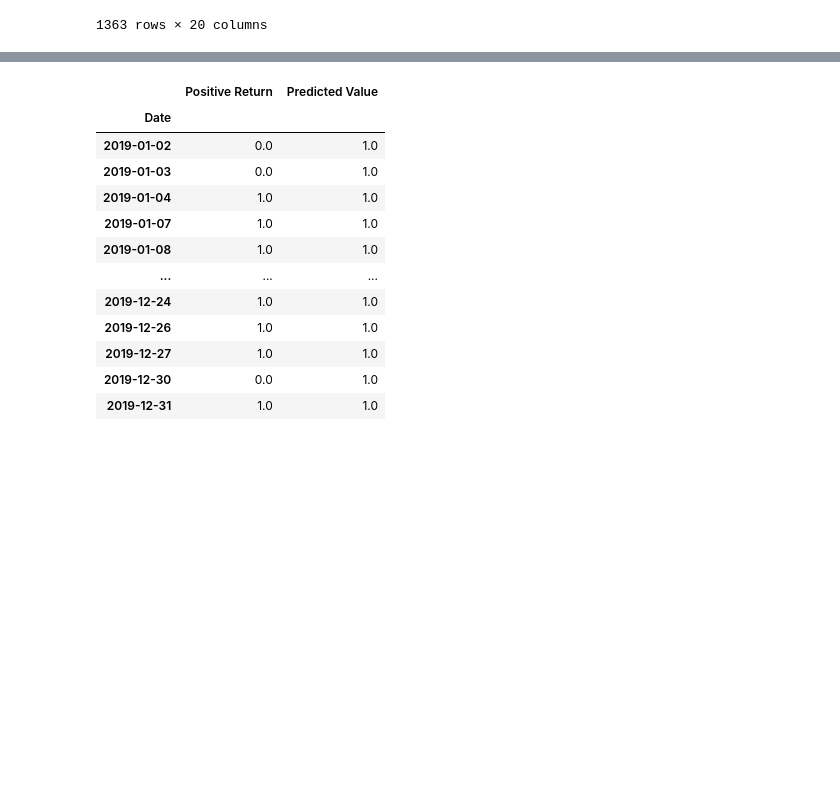
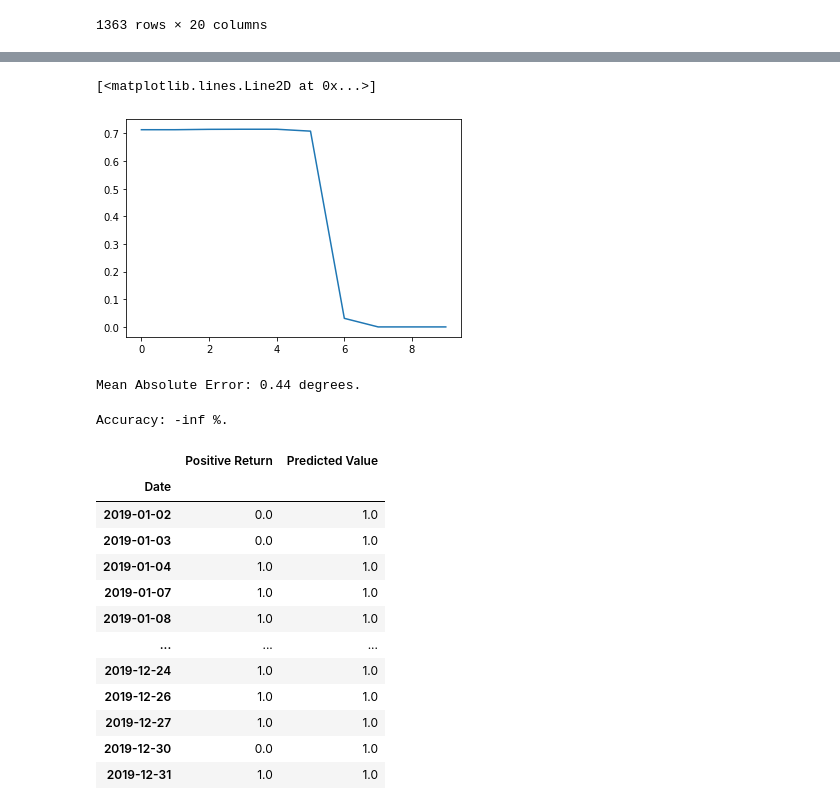
Before and after one commit to scolpan/etf_ml, a Jupyter notebook: InitialETF.ipynb, the cells around one changed output, grey strips where cells are left out. Cells and saved outputs as stored; diff of their text form; code cells hidden in the pictures; blank space fills up the shorter version.

```diff
--- a/InitialETF.ipynb
+++ b/InitialETF.ipynb
@@ -352,0 +500,2 @@ Name: Positive Return, dtype: float64
+# %%
+possible_thresholds = np.arange(0,1,0.1)
@@ -352,0 +506,5 @@ Name: Positive Return, dtype: float64
+# %%
+#0.3, and 0.4  gives us the best threshold (highest f1 score)
+current_threshold = possible_thresholds[3]
+# %%
+fl_df['y_predbinary'] = np.where(fl_df['predictions'] > current_threshold, 1, 0)
@@ -352,0 +542,5 @@ Name: Positive Return, dtype: float64
+# %%
+f1_scores = []
+for threshold in possible_thresholds:
+    fl_df['y_predbinary'] = np.where(fl_df['predictions'] > threshold, 1, 0)
+    f1_scores.append(f1_score(fl_df['Positive Return'], fl_df['y_predbinary']))
@@ -352,0 +565,5 @@ Name: Positive Return, dtype: float64
+# %%
+plt.plot(f1_scores)
+# %% [output]
+[<matplotlib.lines.Line2D at 0x...>]
+[figure, added]
@@ -352,0 +572,16 @@ Name: Positive Return, dtype: float64
+# %%
+
+
+errors = abs(predictions - y)
+# Print out the mean absolute error (mae)
+print('Mean Absolute Error:', round(np.mean(errors), 2), 'degrees.')
+# %% [output]
+Mean Absolute Error: 0.44 degrees.
+# %%
+# Calculate mean absolute percentage error (MAPE)
+mape = 100 * (errors / y)
+# Calculate and display accuracy
+accuracy = 100 - np.mean(mape)
+print('Accuracy:', round(accuracy, 2), '%.')
+# %% [output]
+Accuracy: -inf %.
```
Also changed, not shown: parts of 30 cells of this notebook.
